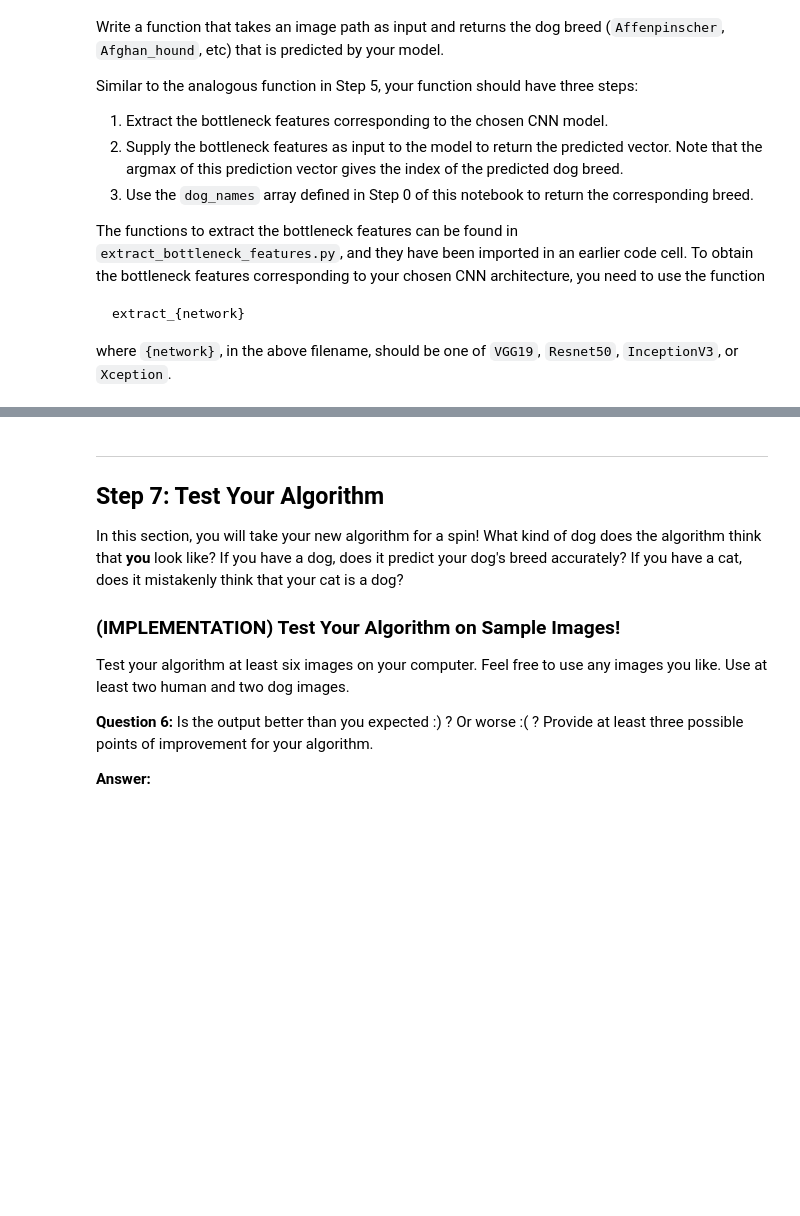
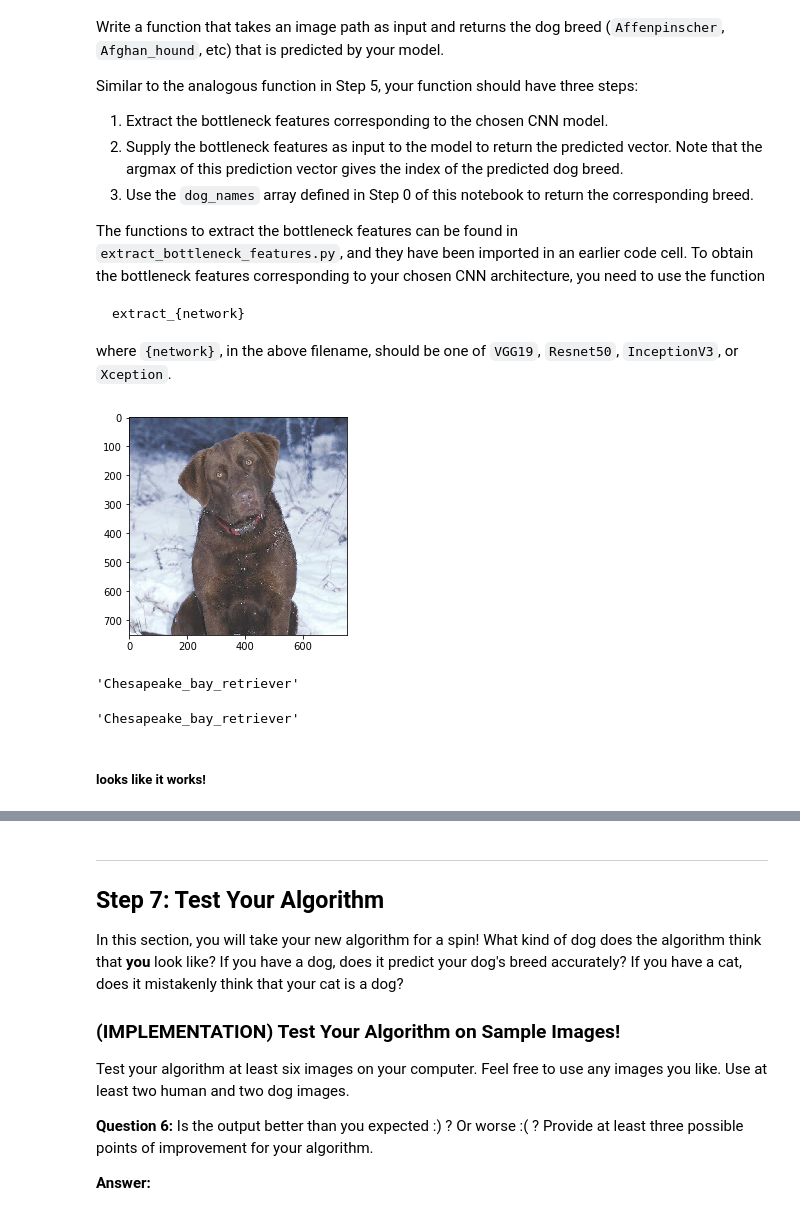
Before and after one commit to Ryanglambert/dog-project, a Jupyter notebook: dog_app.ipynb, the cells around one changed output, grey strips where cells are left out. Saved outputs shown, nothing was run; the diff lists cells and outputs as text; code cells hidden in the pictures; blank space fills up the shorter version.

```diff
--- a/dog_app.ipynb
+++ b/dog_app.ipynb
@@ -501,0 +685,6 @@ You are welcome to [augment the training data](https://blog.keras.io/building-po
+# %%
+model.compile('rmsprop', 'categorical_crossentropy', metrics=['accuracy'])
+# %%
+model.fit(train, train_targets,
+          epochs=10, callbacks=[checkpointer],
+          validation_data=(valid, valid_targets))
@@ -503,6 +711,8 @@ You are welcome to [augment the training data](https://blog.keras.io/building-po
 ### (IMPLEMENTATION) Load the Model with the Best Validation Loss
 # %%
 ### TODO: Load the model weights with the best validation loss.
+# %%
+model.load_weights(WEIGHTS_PATH)
 # %% [markdown]
 ### (IMPLEMENTATION) Test the Model
 
@@ -530,3 +762,22 @@ where `{network}`, in the above filename, should be one of `VGG19`, `Resnet50`,
+# %%
+def predict_dog(fpath):
+    image_tensor = extract_Resnet50(path_to_tensor(fpath))
+    img = cv2.imread(fpath)
+    cv_rgb = cv2.cvtColor(img, cv2.COLOR_BGR2RGB)
+    plt.imshow(cv_rgb)
+    plt.show()
+    return dog_names[np.argmax(model.predict(image_tensor))]
+# %%
+predict_dog(dog_files_short[44])
+# %% [output]
+[figure, added]
+'Chesapeake_bay_retriever'
+# %%
+dog_names[np.argmax(train_targets[44])]
+# %% [output]
+'Chesapeake_bay_retriever'
+# %% [markdown]
+##### looks like it works!
 # %% [markdown]
 ---
 <a id='step6'></a>
```
Also changed, not shown: parts of 39 cells of this notebook, 5 other files.
